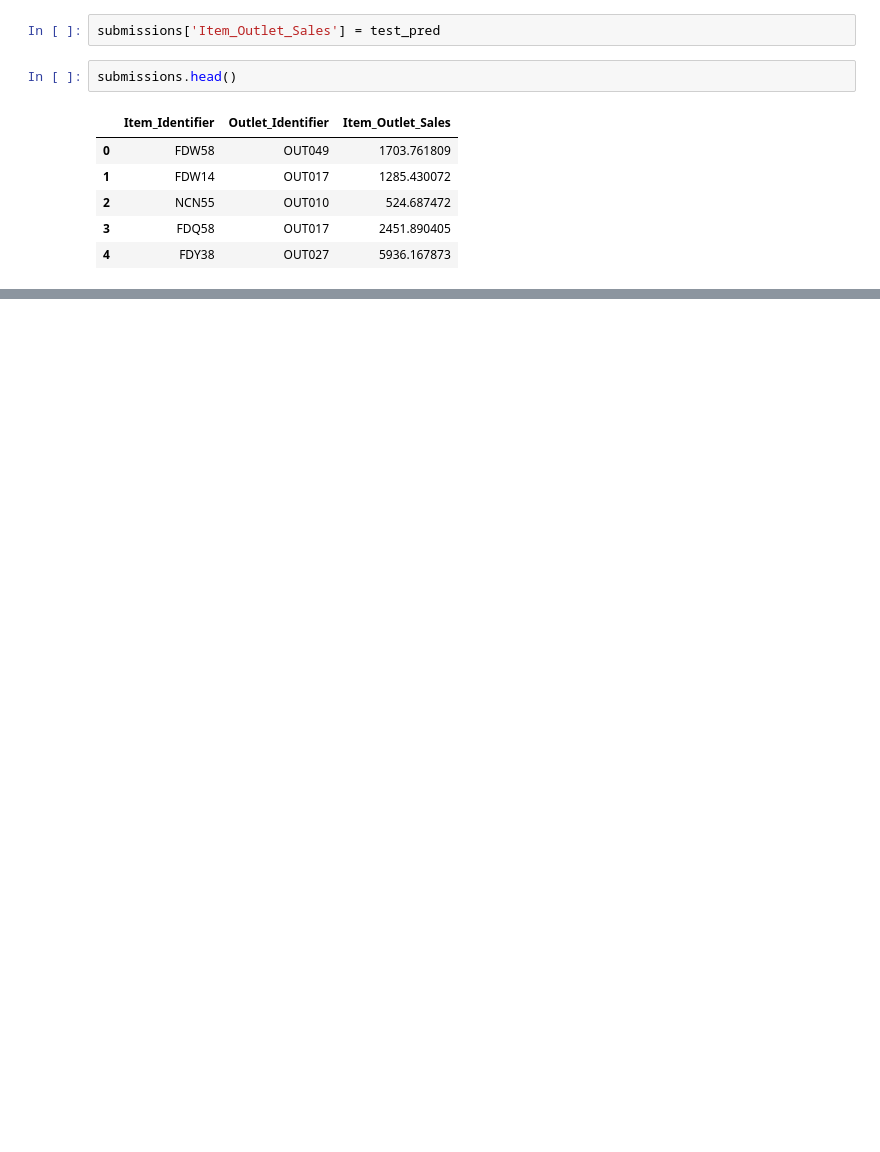
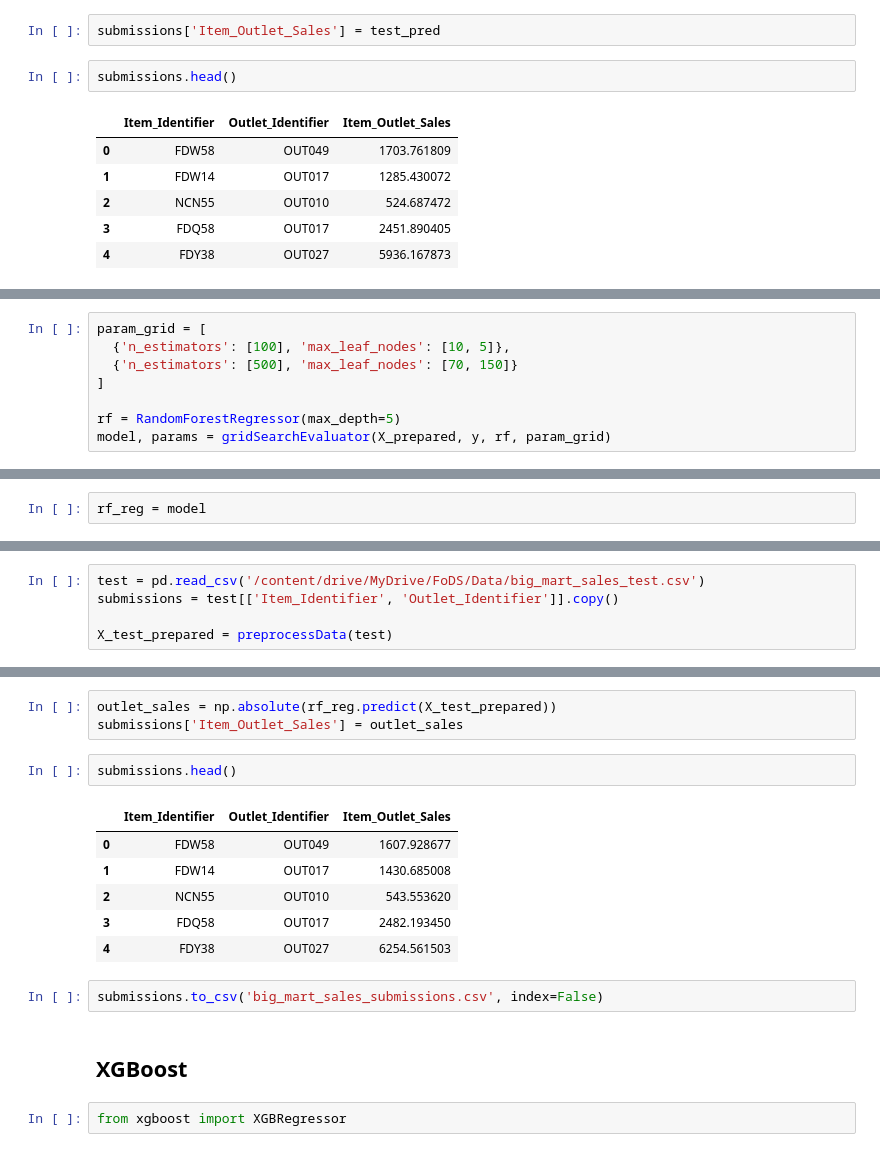
Before and after one commit to harsha-vardhan-v/Big-Mart-Sales-Prediction, a Jupyter notebook: bigmart_sales_predictor.ipynb, the cells around one changed output, grey strips where cells are left out. Drawn from its saved outputs; the diff is of its cells as text; blank space fills up the shorter version.

```diff
--- a/bigmart_sales_predictor.ipynb
+++ b/bigmart_sales_predictor.ipynb
@@ -804,0 +1063,8 @@ submissions.to_csv('big_mart_sales_submissions.csv')
+# %%
+param_grid = [
+  {'n_estimators': [100], 'max_leaf_nodes': [10, 5]},
+  {'n_estimators': [500], 'max_leaf_nodes': [70, 150]}
+]
+
+rf = RandomForestRegressor(max_depth=5)
+model, params = gridSearchEvaluator(X_prepared, y, rf, param_grid)
@@ -804,0 +1095,2 @@ submissions.to_csv('big_mart_sales_submissions.csv')
+# %%
+rf_reg = model
@@ -804,0 +1099,5 @@ submissions.to_csv('big_mart_sales_submissions.csv')
+# %%
+test = pd.read_csv('/content/drive/MyDrive/FoDS/Data/big_mart_sales_test.csv')
+submissions = test[['Item_Identifier', 'Outlet_Identifier']].copy()
+
+X_test_prepared = preprocessData(test)
@@ -804,0 +1117,18 @@ submissions.to_csv('big_mart_sales_submissions.csv')
+# %%
+outlet_sales = np.absolute(rf_reg.predict(X_test_prepared))
+submissions['Item_Outlet_Sales'] = outlet_sales
+# %%
+submissions.head()
+# %% [output]
+|  | Item_Identifier | Outlet_Identifier | Item_Outlet_Sales |
+| 0 | FDW58 | OUT049 | 1607.928677 |
+| 1 | FDW14 | OUT017 | 1430.685008 |
+| 2 | NCN55 | OUT010 | 543.553620 |
+| 3 | FDQ58 | OUT017 | 2482.193450 |
+| 4 | FDY38 | OUT027 | 6254.561503 |
+# %%
+submissions.to_csv('big_mart_sales_submissions.csv', index=False)
+# %% [markdown]
+## XGBoost
+# %%
+from xgboost import XGBRegressor
```
Also changed, not shown: parts of 75 cells of this notebook.
